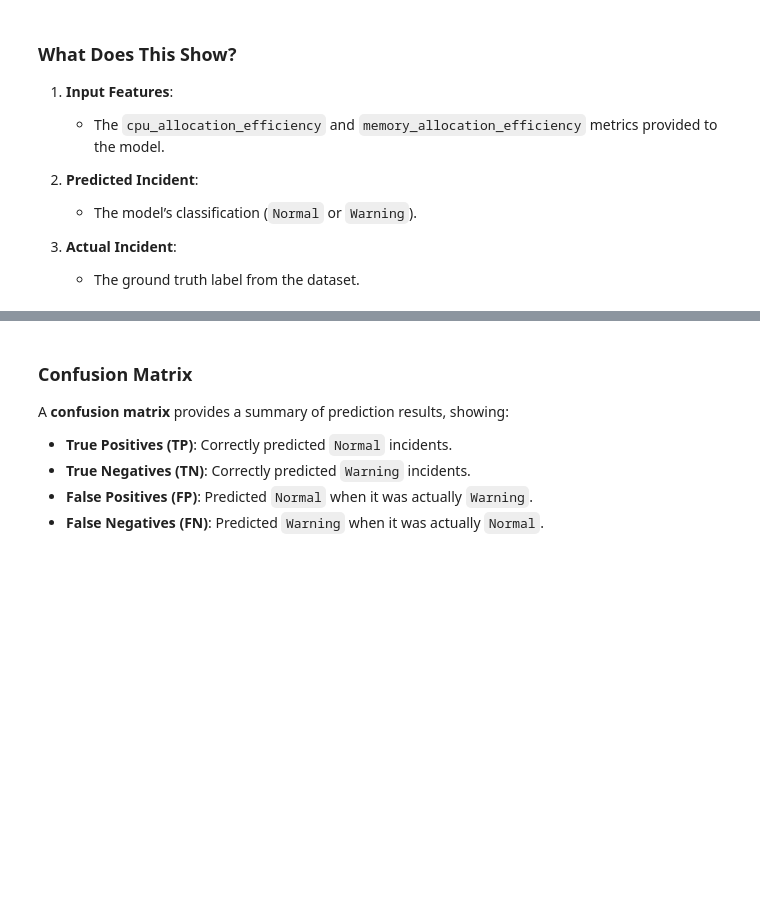
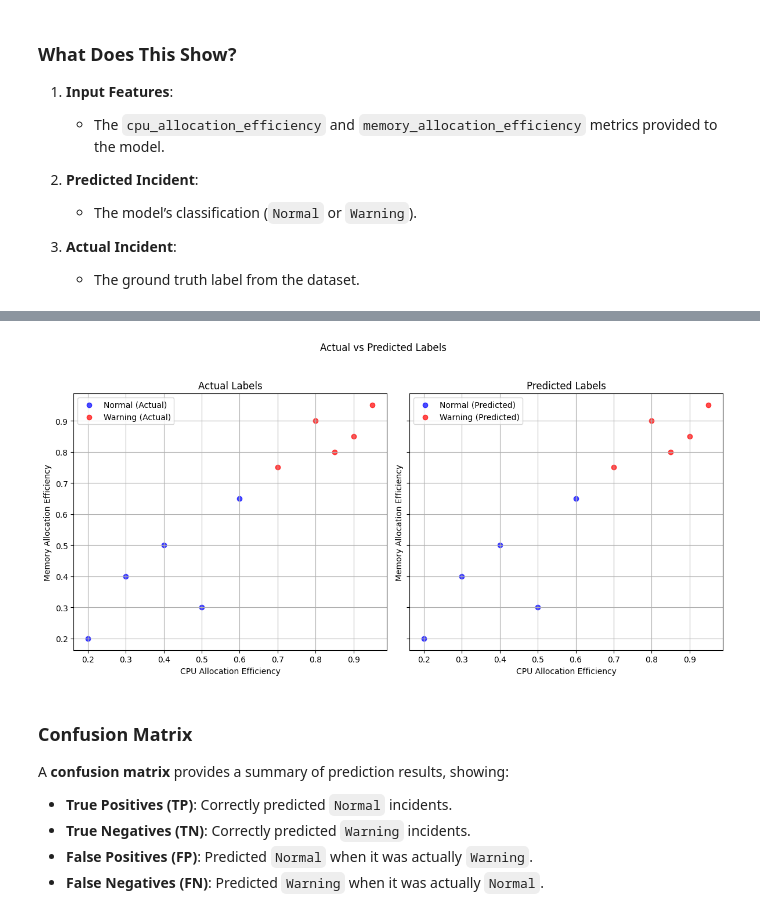
Before and after one commit to gsampaio-rh/aiops_101, a Jupyter notebook: 2-Machine-Learning.ipynb, the cells around one changed output, grey strips where cells are left out. Cells and saved outputs as stored; diff of their text form; code cells hidden in the pictures; blank space fills up the shorter version.

```diff
--- a/2-Machine-Learning.ipynb
+++ b/2-Machine-Learning.ipynb
@@ -240,75 +240,53 @@ Visualizations help us understand how well the model performs. In this section,
 ### Scatter Plot: Actual vs. Predicted Labels
 Each point represents an incident with its CPU and memory allocation efficiencies plotted. The color indicates whether it was classified as `Normal` or `Warning`.
 # %%
-from plotly.subplots import make_subplots
-import plotly.graph_objects as go
+import matplotlib.pyplot as plt
 
 # Add predictions to the dataset
 df_simple["predicted_event"] = model.predict(X)
 
-# Function to add scatter traces for a category (e.g., Normal, Warning)
-def add_scatter_trace(fig, data, category, axis_col, label_type, color):
+# Function to add scatter plots for a category (e.g., Normal, Warning)
+def add_scatter_plot(ax, data, category, label_type, color):
     filtered_data = (
         data[data["event_type"] == category]
         if label_type == "Actual"
         else data[data["predicted_event"] == category]
     )
-    fig.add_trace(
-        go.Scatter(
-            x=filtered_data["cpu_allocation_efficiency"],
-            y=filtered_data["memory_allocation_efficiency"],
-            mode="markers",
-            marker=dict(color=color),
-            name=f"{category} ({label_type})",
-            hovertemplate=(
-                "CPU Efficiency: %{x}<br>"
-                "Memory Efficiency: %{y}<br>"
-                f"{label_type}: {category}"
-            ),
-        ),
-        row=1,
-        col=axis_col,
+    ax.scatter(
+        filtered_data["cpu_allocation_efficiency"],
+        filtered_data["memory_allocation_efficiency"],
+        color=color,
+        label=f"{category} ({label_type})",
+        alpha=0.7,
     )
 
+# Create the figure and axes
+fig, axs = plt.subplots(1, 2, figsize=(12, 6), sharey=True)
 
-# Create the subplot figure
-fig = make_subplots(
-    rows=1,
-    cols=2,
-    subplot_titles=("Actual Labels", "Predicted Labels"),
-    horizontal_spacing=0.1,
-)
+# Add scatter plots for Actual Labels
+add_scatter_plot(axs[0], df_simple, "Normal", label_type="Actual", color="blue")
+add_scatter_plot(axs[0], df_simple, "Warning", label_type="Actual", color="red")
 
-# Add traces for Actual Labels
-add_scatter_trace(
-    fig, df_simple, "Normal", axis_col=1, label_type="Actual", color="blue"
-)
-add_scatter_trace(
-    fig, df_simple, "Warning", axis_col=1, label_type="Actual", color="red"
-)
+# Add scatter plots for Predicted Labels
+add_scatter_plot(axs[1], df_simple, "Normal", label_type="Predicted", color="blue")
+add_scatter_plot(axs[1], df_simple, "Warning", label_type="Predicted", color="red")
 
-# Add traces for Predicted Labels
-add_scatter_trace(
-    fig, df_simple, "Normal", axis_col=2, label_type="Predicted", color="blue"
-)
-add_scatter_trace(
-    fig, df_simple, "Warning", axis_col=2, label_type="Predicted", color="red"
-)
+# Set titles, labels, legends, and grids
+for ax, title in zip(axs, ["Actual Labels", "Predicted Labels"]):
+    ax.set_title(title)
+    ax.set_xlabel("CPU Allocation Efficiency")
+    ax.set_ylabel("Memory Allocation Efficiency")
+    ax.legend()
+    ax.grid(True)  # Add grid to the subplot
 
-# Update X and Y axes for both plots
-fig.update_xaxes(title_text="CPU Allocation Efficiency", row=1, col=1)
-fig.update_yaxes(title_text="Memory Allocation Efficiency", row=1, col=1)
-fig.update_xaxes(title_text="CPU Allocation Efficiency", row=1, col=2)
-fig.update_yaxes(title_text="Memory Allocation Efficiency", row=1, col=2)
+# Adjust layout
+fig.suptitle("Actual vs Predicted Labels")
+plt.tight_layout(rect=[0, 0, 1, 0.95])
 
-# Update layout
-fig.update_layout(
-    height=500,
-    width=1000,
-    title_text="Actual vs Predicted Labels with Proper Legends and Hovertemplate",
-)
-
-fig.show()
+# Show the plot
+plt.show()
+# %% [output]
+[figure, added]
 # %% [markdown]
 ### Confusion Matrix
 A **confusion matrix** provides a summary of prediction results, showing:
```
Also changed, not shown: parts of 2 cells of this notebook, 5 other files.
